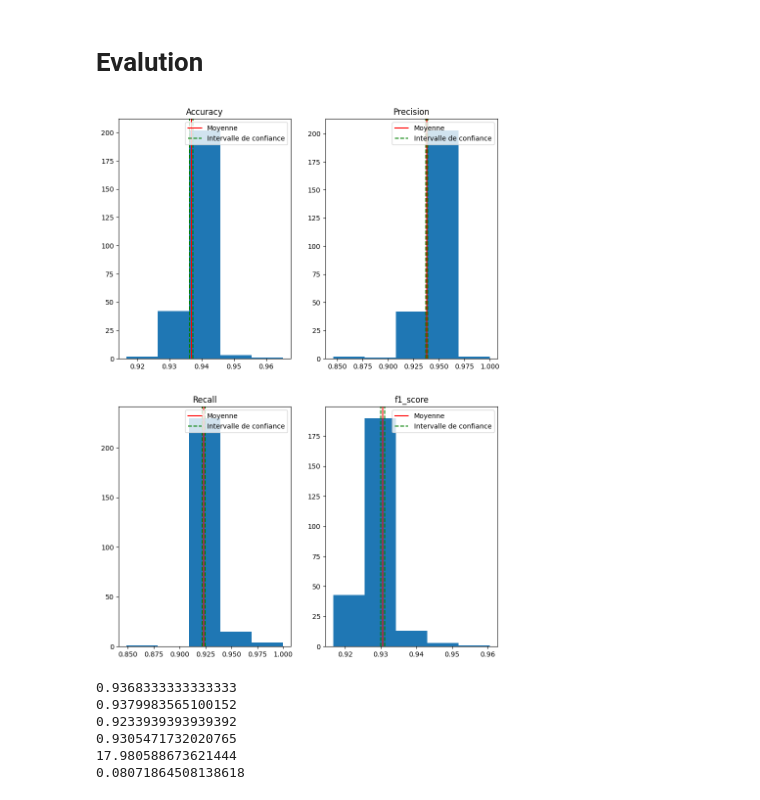
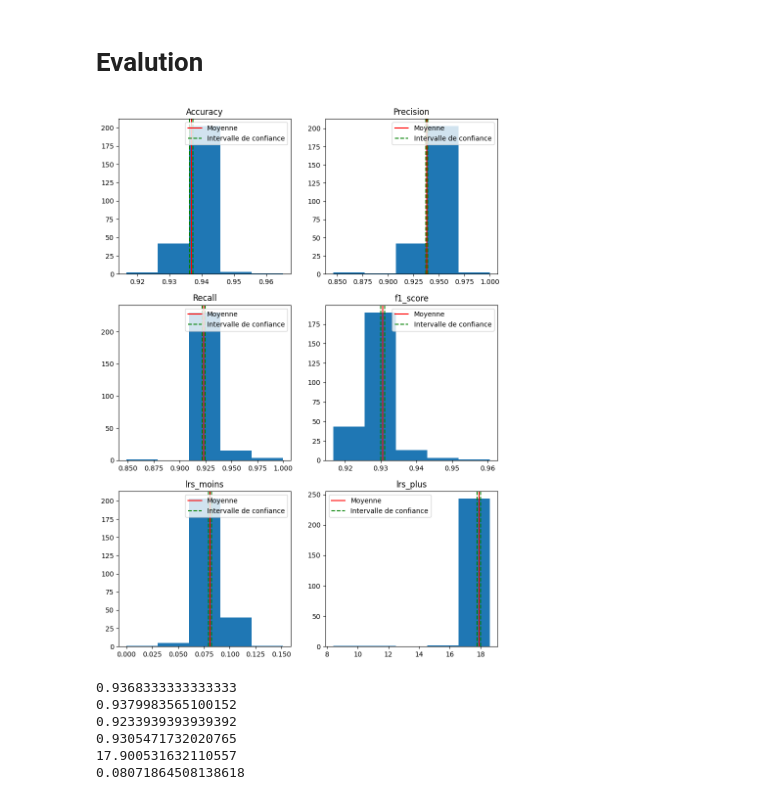
Before and after one commit to nou321/PFE_Nour, a Jupyter notebook: bootstrap-3splits_v2.ipynb, the cells around one changed output. Drawn from its saved outputs; the diff is of its cells as text; code cells hidden in the pictures.

```diff
--- a/bootstrap-3splits_v2.ipynb
+++ b/bootstrap-3splits_v2.ipynb
@@ -102,43 +102,42 @@ for _ in range(n_iterations):
 # %% [markdown]
 # Evalution
 # %%
-fig, axs = plt.subplots(2, 2, figsize=(10,14))
+fig, axs = plt.subplots(3, 2, figsize=(10,14))
 axs = axs.ravel()
 
 # métriques +scores
-metrics = ['Accuracy','Precision','Recall','f1_score']
-scores = [accuracy_scores, precision_scores, recall_scores,f1_scores]
+metrics = ['Accuracy','Precision','Recall','f1_score','lrs_moins','lrs_plus']
+scores = [accuracy_scores, precision_scores, recall_scores,f1_scores,lrs_moins,lrs_plus[3:]]
 
 for i in range(len(metrics)):
     # calculer l'intervalle de confiance à 95 % pour chaque métrique
     conf_interval = stats.t.interval(0.95, len(scores[i])-1, loc=np.mean(scores[i]), scale=stats.sem(scores[i]))
 
     # tracer l'histogramme avec l'intervalle de confiance
     axs[i].hist(scores[i], bins=5)
-    axs[i].xaxis.set_minor_locator(Ml(0.1))
-    axs[i].xaxis.set_minor_formatter(SF())
+
     # Définir l'échelle de l'axe des abscisses
     axs[i].axvline(np.mean(scores[i]), color='red', label='Moyenne')
     axs[i].axvline(conf_interval[0], color='green', linestyle='--', label='Intervalle de confiance')
     axs[i].axvline(conf_interval[1], color='green', linestyle='--')
     axs[i].set_title(metrics[i])
     axs[i].legend()
 
 # afficher le graphique
 plt.show()
 # %% [output]
-[figure, old version]
+[figure, new version]
 # %%
 print(np.mean(accuracy_scores))
 print(np.mean( precision_scores))
 print(np.mean(recall_scores))
 print(np.mean(f1_scores))
-print(np.mean(lrs_plus[6:] ))
+print(np.mean(lrs_plus[3:] ))
 print(np.mean(lrs_moins ))
 # %% [output]
 0.9368333333333333
 0.9379983565100152
 0.9233939393939392
 0.9305471732020765
-17.980588673621444
+17.900531632110557
 0.08071864508138618
```
